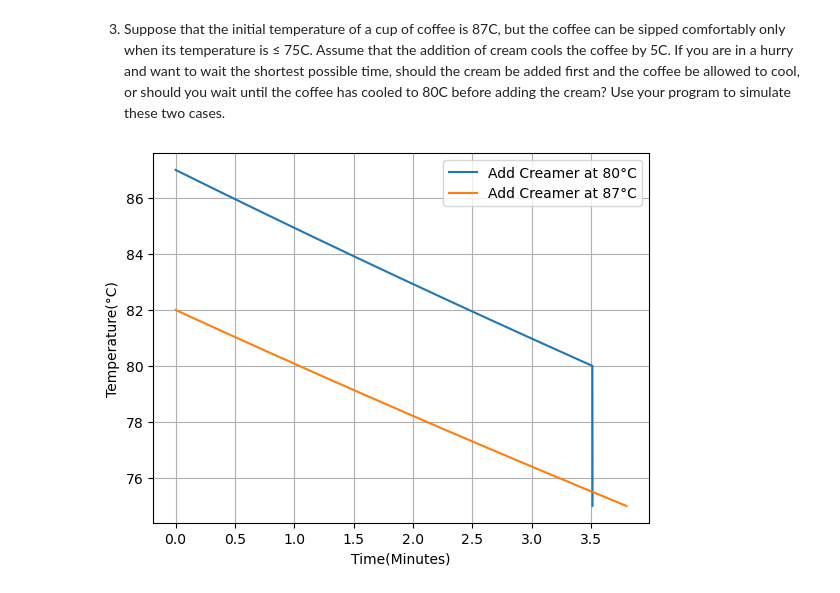
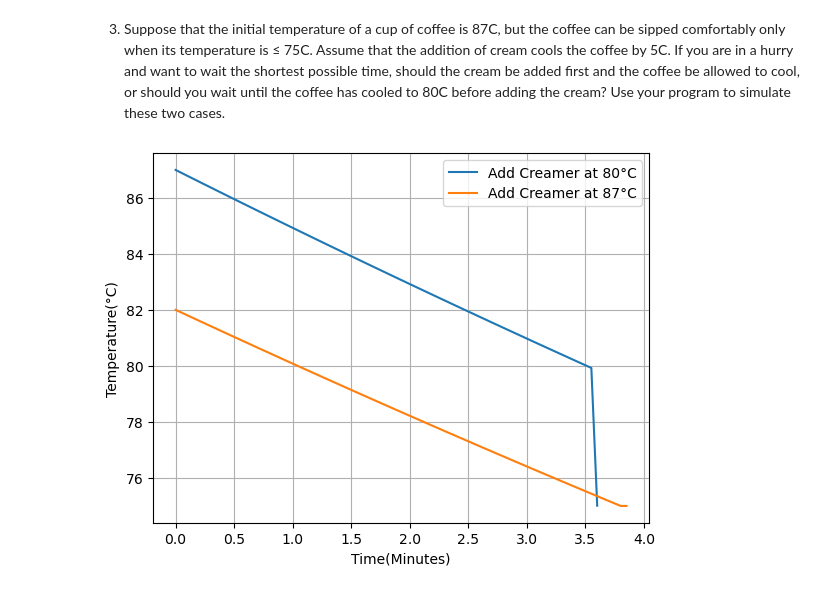
Before and after one commit to jaycebeck/Simulations, a Jupyter notebook: Homework1-JayceH.ipynb, the cells around one changed output. Saved outputs shown, nothing was run; the diff lists cells and outputs as text; code cells hidden in the pictures.

```diff
--- a/Homework1-JayceH.ipynb
+++ b/Homework1-JayceH.ipynb
@@ -297,7 +297,7 @@ class IntegratorEnergy:
 
         return np.array(energy)
 # %%
-times = np.logspace(-4,4,30)
+times = np.logspace(-1,1,30)
 
 ode = Energy()
 eu = Euler()
@@ -324,8 +324,8 @@ avg_energy_cr = np.array(avg_energy_cr)
 
 plt.loglog(times, avg_energy_eu, label='Euler')
 plt.loglog(times, avg_energy_cr, '--', label='EulerCromer')
-plt.xlabel('og(delta_t)')
-plt.ylabel('Average E Error')
+plt.xlabel('Different values of Delta t')
+plt.ylabel('Average Energy Error')
 plt.grid(True)
 plt.legend()
 plt.show()
@@ -412,52 +423,67 @@ plt.show()
 # %% [markdown]
 3. Suppose that the initial temperature of a cup of coffee is 87C, but the coffee can be sipped comfortably only when its temperature is ≤ 75C. Assume that the addition of cream cools the coffee by 5C. If you are in a hurry and want to wait the shortest possible time, should the cream be added first and the coffee be allowed to cool, or should you wait until the coffee has cooled to 80C before adding the cream? Use your program to simulate these two cases.
 # %%
-times1 = np.arange(0,30000)
-
 r = 0.03
 T_0 = 87.0
 T_s = 17.0
 
+start = 0.0
+dt = 0.05
+end = 300.0
+
 cup = coffeeCup()
 method = eulerCup()
 
-temps1 = []
+temps1 = [T_0]
+times1 = [start]
 
-for i in times1:
-    T_0 = method.step(cup,0.001,r,T_0,T_s)
+while start<=end:
+    start+= dt
+    times1.append(start)
+    T_0 = method.step(cup,dt,r,T_0,T_s)
     temps1.append(T_0)
     if T_0 <= 80:
         T_0 = 75
+        start+= dt
+        times1.append(start)
         temps1.append(T_0)
         break
 
 temps1 = np.array(temps1)
 # %%
-times2 = np.arange(0,30000)
-
 r = 0.03
 T_0 = 82.0
 T_s = 17.0
 
+start = 0.0
+dt = 0.05
+end = 300.0
+
 cup = coffeeCup()
 method = eulerCup()
 
-temps2 = []
+temps2 = [T_0]
+times2 = [start]
 
-for i in times2:
-    T_0 = method.step(cup,0.001,r,T_0,T_s)
+while start<=end:
+    start+= dt
+    times2.append(start)
+    T_0 = method.step(cup,dt,r,T_0,T_s)
     temps2.append(T_0)
     if T_0 <= 75:
+        start+= dt
+        times2.append(start)
+        temps2.append(T_0)
         break
 
 temps2 = np.array(temps2)
 # %%
-plt.plot(times1[:len(temps1)]/1000, temps1, label='Add Creamer at 80°C')
-plt.plot(times2[:len(temps2)]/1000, temps2, label='Add Creamer at 87°C')
+plt.plot(times1[:len(temps1)], temps1, label='Add Creamer at 80°C')
+plt.plot(times2[:len(temps2)], temps2, label='Add Creamer at 87°C')
 plt.xlabel('Time(Minutes)')
 plt.ylabel('Temperature(°C)')
 plt.legend()
 plt.grid(True)
 plt.show()
 # %% [output]
-[figure, old version]
+[figure, new version]
```
Also changed, not shown: parts of 3 cells of this notebook, 1 other file.
